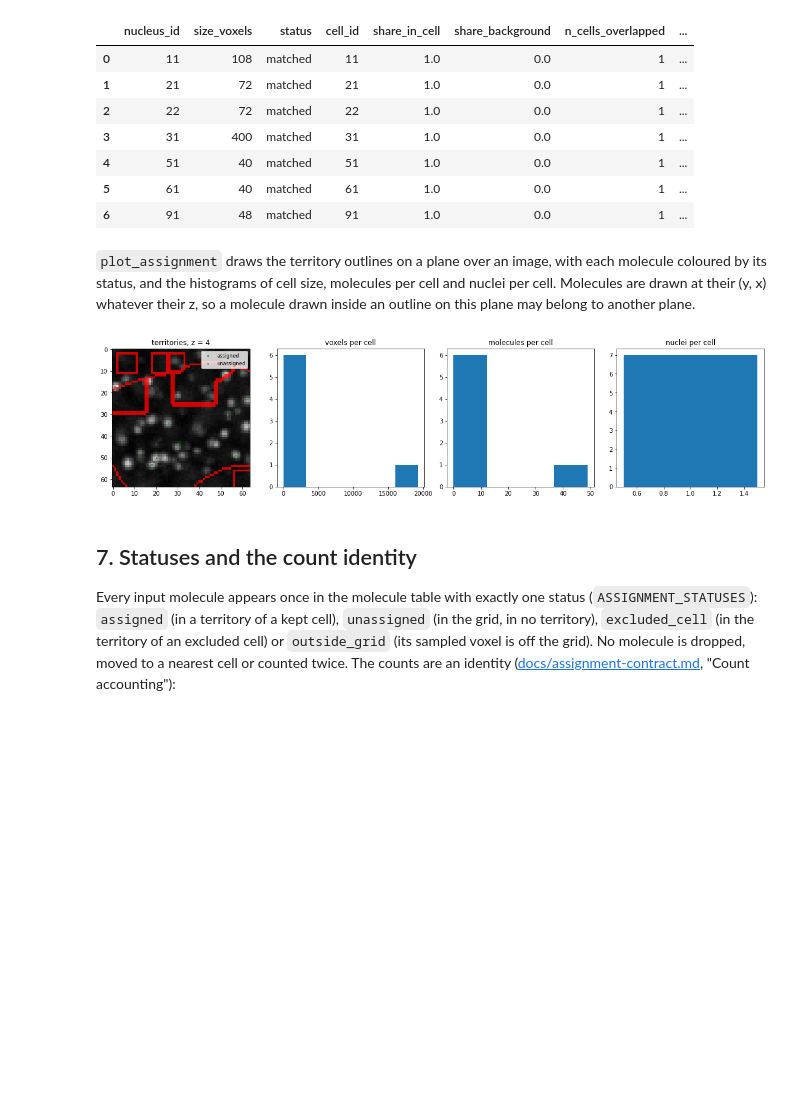
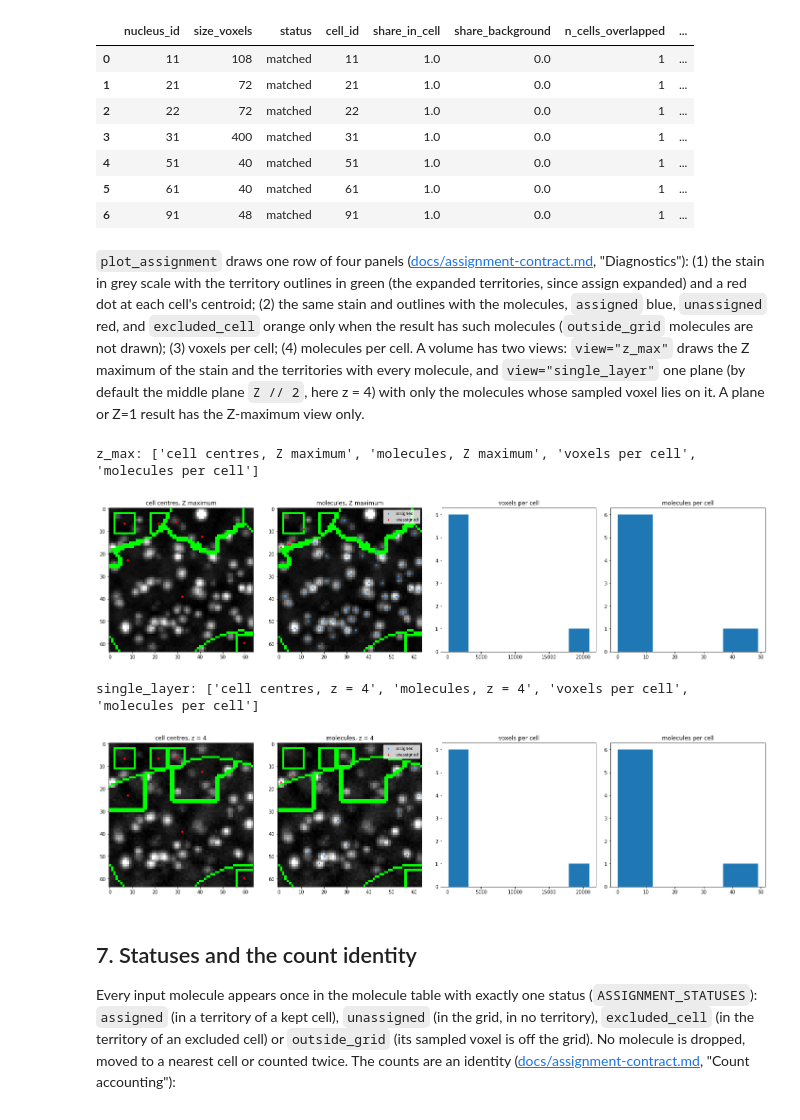
Before and after one commit to wanglab-broad/starfinder, a Jupyter notebook: example/introduction/starfinder_segmentation_assignment_tour.ipynb, the cells around one changed output. Saved outputs shown, nothing was run; the diff lists cells and outputs as text; code cells hidden in the pictures; blank space fills up the shorter version.

```diff
--- a/example/introduction/starfinder_segmentation_assignment_tour.ipynb
+++ b/example/introduction/starfinder_segmentation_assignment_tour.ipynb
@@ -713,18 +713,29 @@ sampling: {'rule': 'floor(c + 0.5)', 'sampled_axes': 'zyx'}  calibration: known
 | 5 | 61 | 40 | matched | 61 | 1.0 | 0.0 | 1 | ... |
 | 6 | 91 | 48 | matched | 91 | 1.0 | 0.0 | 1 | ... |
 # %% [markdown]
-`plot_assignment` draws the territory outlines on a plane over an image, with each molecule
-coloured by its status, and the histograms of cell size, molecules per cell and nuclei per
-cell. Molecules are drawn at their (y, x) whatever their z, so a molecule drawn inside an
-outline on this plane may belong to another plane.
+`plot_assignment` draws one row of four panels
+([docs/assignment-contract.md](../../docs/assignment-contract.md), "Diagnostics"): (1) the
+stain in grey scale with the territory outlines in green (the expanded territories, since
+assign expanded) and a red dot at each cell's centroid; (2) the same stain and outlines with the
+molecules, `assigned` blue, `unassigned` red, and `excluded_cell` orange only when the result
+has such molecules (`outside_grid` molecules are not drawn); (3) voxels per cell; (4)
+molecules per cell. A volume has two views: `view="z_max"` draws the Z maximum of the stain and
+the territories with every molecule, and `view="single_layer"` one plane (by default the middle
+plane `Z // 2`, here z = 4) with only the molecules whose sampled voxel lies on it. A plane or
+Z=1 result has the Z-maximum view only.
 # %%
 from starfinder.assignment import plot_assignment
 
-figure = plot_assignment(result, image=stain, z=Z)
-figure.set_dpi(72)
-plt.show()
+for view in ("z_max", "single_layer"):
+    figure = plot_assignment(result, image=stain, view=view)
+    figure.set_dpi(72)
+    print(f"{view}:", [axis.get_title() for axis in figure.axes])
+    plt.show()
 # %% [output]
+z_max: ['cell centres, Z maximum', 'molecules, Z maximum', 'voxels per cell', 'molecules per cell']
-[figure, old version]
+[figure, new version]
+single_layer: ['cell centres, z = 4', 'molecules, z = 4', 'voxels per cell', 'molecules per cell']
+[figure, added]
 # %% [markdown]
 ## 7. Statuses and the count identity
 
```
Also changed, not shown: parts of 3 cells of this notebook, 8 other files.
